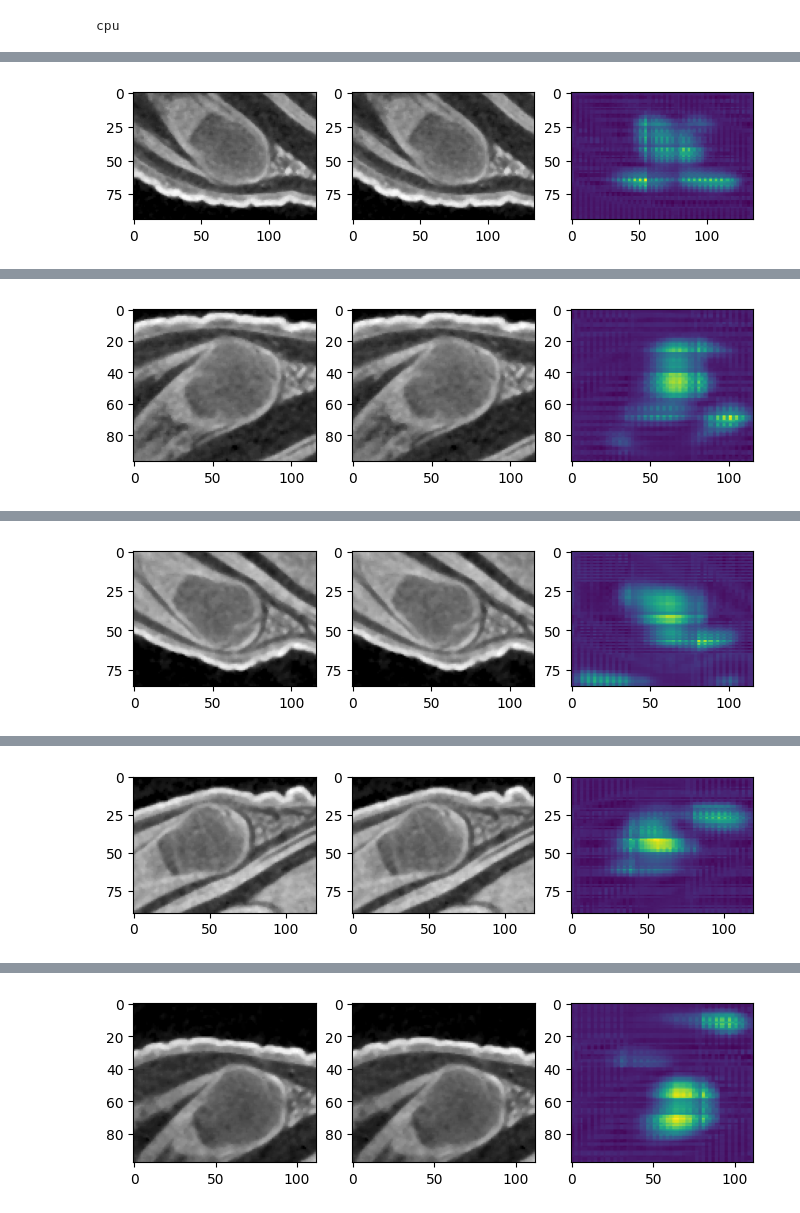
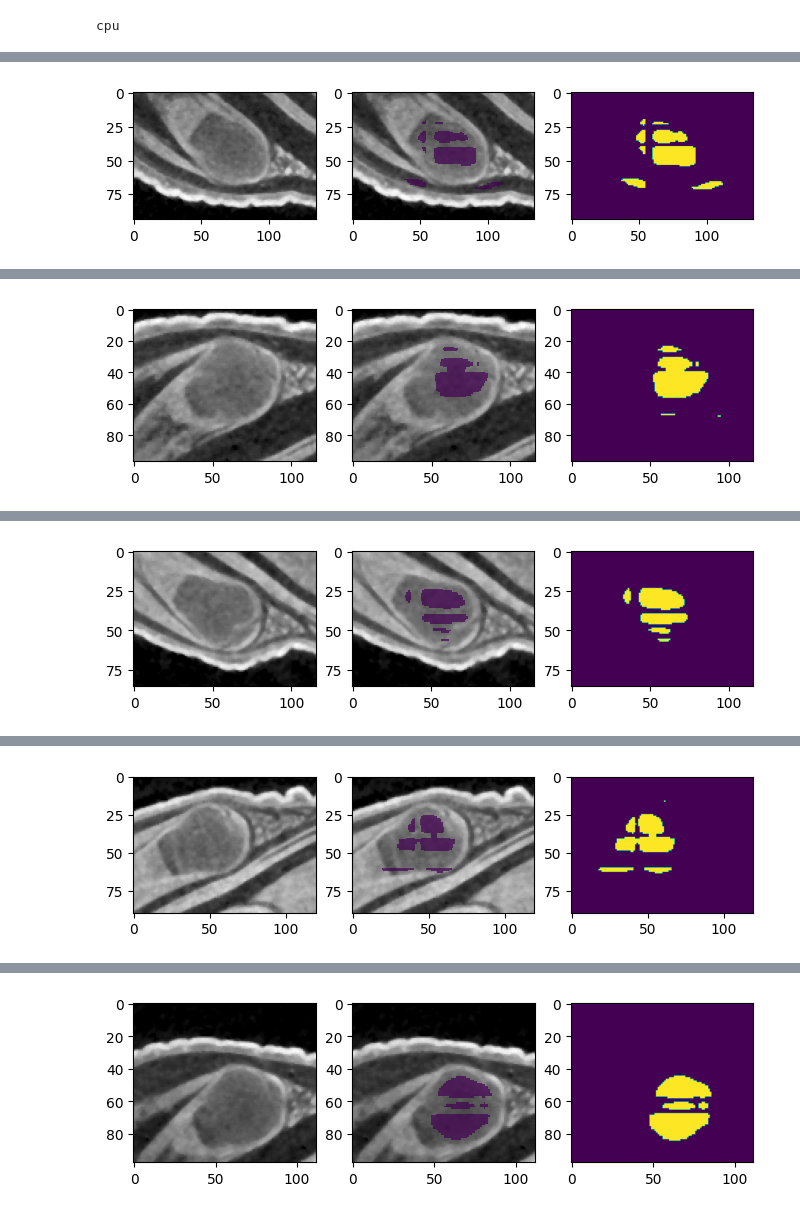
Before and after one commit to adnan-umich/monai-train, a Jupyter notebook: inferencer/infer2.ipynb, the cells around one changed output, grey strips where cells are left out. Saved outputs shown, nothing was run; the diff lists cells and outputs as text; code cells hidden in the pictures.

```diff
--- a/inferencer/infer2.ipynb
+++ b/inferencer/infer2.ipynb
@@ -45,9 +45,9 @@ from matplotlib.widgets import Button, Slider
 # %%
 ### USER INPUT REQUIRED ###
 # Root path to where the data is located
-DATA_DIR = "/home/adnanzai/monai-train/sample"
-MODEL_NAME = "/home/adnanzai/monai-train/output/best_metric_model.pth" # Full path to model pickle file, including name. ex: /home/usr/model.pth
-MODEL_CONFIG_FILE = "/home/adnanzai/monai-train/example/model_unet.yaml" # Full path to model configuration file, This could be the example/model_*.yaml or example/optuna_config.yaml
+DATA_DIR = "/Users/adnanzai/Downloads/monai-train/sample"
+MODEL_NAME = "/Users/adnanzai/Downloads/monai-train/out/best_metric_model.pth" # Full path to model pickle file, including name. ex: /home/usr/model.pth
+MODEL_CONFIG_FILE = "/Users/adnanzai/Downloads/monai-train/example/model_unet.yaml" # Full path to model configuration file, This could be the example/model_*.yaml or example/optuna_config.yaml
 ###
 set_determinism(seed=0)
 
@@ -69,6 +69,25 @@ model.eval()  # Set the model to evaluation mode
 test_images = sorted(glob.glob(os.path.join(DATA_DIR, "imagesTs", "*.nii.gz")))
 test_data = [{"image": image} for image in test_images]
 
+test_org_transforms = Compose(
+    [
+        LoadImaged(keys="image"),
+        EnsureChannelFirstd(keys="image"),
+        ResizeD(keys="image", spatial_size=config['model']['image_size']),
+        Orientationd(keys=["image"], axcodes="RAS"),
+        Spacingd(keys=["image"], pixdim=(1.0, 2.0, 2.0), mode="bilinear"),
+        ScaleIntensityRanged(
+            keys=["image"],
+            a_min=-57,
+            a_max=164,
+            b_min=0,
+            b_max=1.0,
+            clip=True,
+        ),
+        CropForegroundd(keys=["image"], source_key="image"),
+    ]
+)
+"""
 test_org_transforms = Compose(
     [
         LoadImaged(keys="image"),
@@ -102,6 +121,24 @@ post_transforms = Compose(
             nearest_interp=True,
             to_tensor=True,
         ),
+        SaveImaged(keys="pred", meta_keys="pred_meta_dict", output_dir="./out", output_postfix="seg", resample=False),
+    ]
+)
+"""
+post_transforms = Compose(
+    [
+        EnsureType(),
+        Invertd(
+            keys="pred",
+            transform=test_org_transforms,
+            orig_keys="image",
+            meta_keys="pred_meta_dict",
+            orig_meta_keys="image_meta_dict",
+            meta_key_postfix="meta_dict",
+            nearest_interp=False,
+            to_tensor=True,
+        ),
+        AsDiscreted(keys="pred", argmax=True, to_onehot=2),
         SaveImaged(keys="pred", meta_keys="pred_meta_dict", output_dir="./out", output_postfix="seg", resample=False),
     ]
 )
@@ -145 +182 @@ cpu
-[figure, old version]
+[figure, new version]
@@ -147 +184 @@ cpu
-[figure, old version]
+[figure, new version]
@@ -149 +186 @@ cpu
-[figure, old version]
+[figure, new version]
@@ -151 +188 @@ cpu
-[figure, old version]
+[figure, new version]
@@ -153 +190 @@ cpu
-[figure, old version]
+[figure, new version]
```
Also changed, not shown: parts of 1 cell of this notebook, 4 other files.
